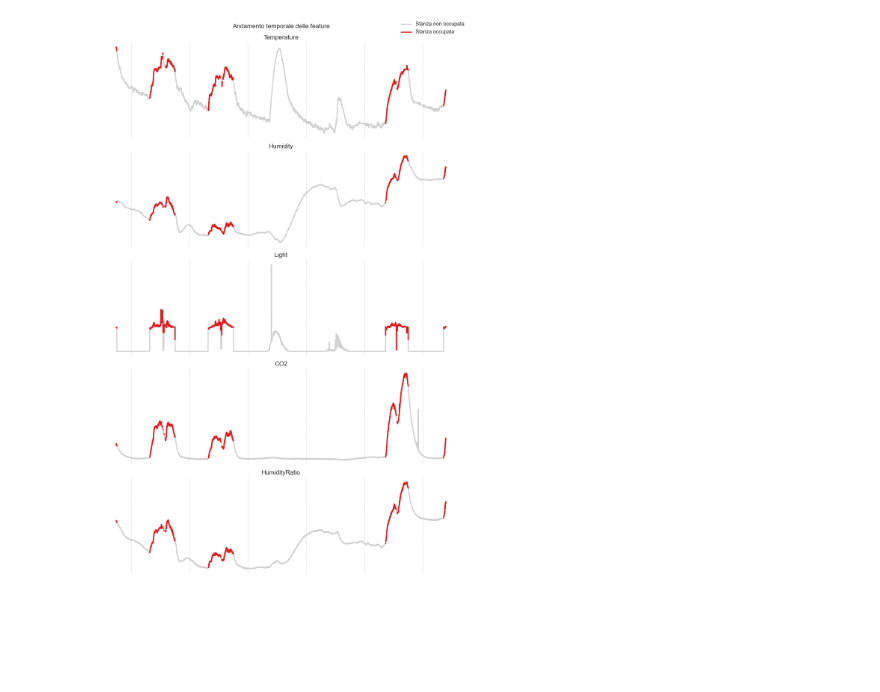
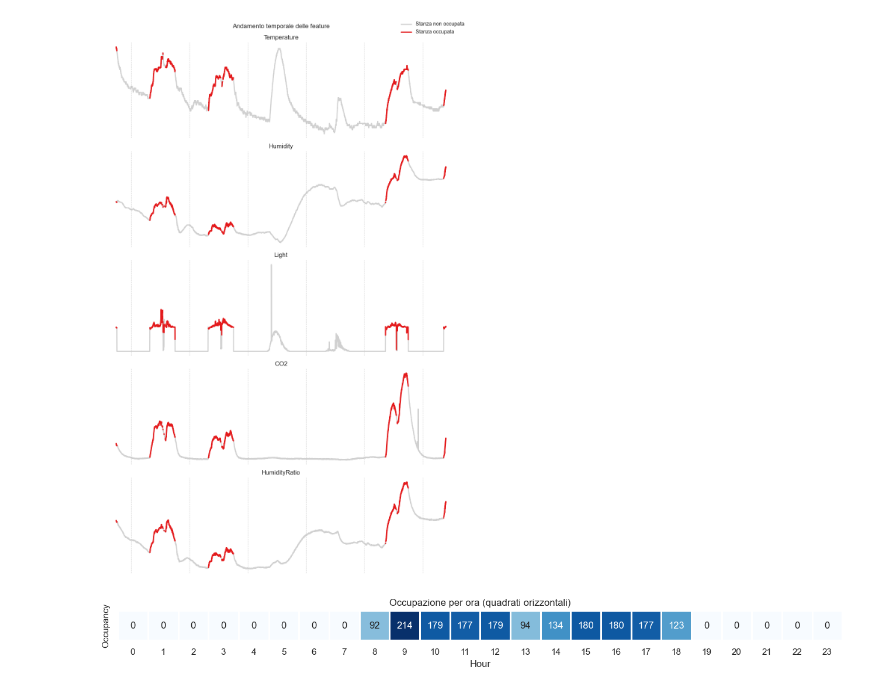
Before and after one commit to gabrielee20/roomoccupation, a Jupyter notebook: sample.ipynb, the cells around one changed output. Cells and saved outputs as stored; diff of their text form; code cells hidden in the pictures; blank space fills up the shorter version.

Commit message:
Inserimento heatmap di Occupancy oraria

```diff
--- a/sample.ipynb
+++ b/sample.ipynb
@@ -138,3 +138,37 @@ plt.tight_layout()
 plt.show()
 # %% [output]
 [figure]
+# %%
+import seaborn as sns
+import matplotlib.pyplot as plt
+
+X["Hour"] = pd.to_datetime(X["date"]).dt.round("h").dt.hour
+
+
+occupancy_by_hour = X[["Hour", "Occupancy"]]
+
+grouped_by_hour = occupancy_by_hour.groupby("Hour")
+
+grouped_by_hour.sum()
+
+hourly_occupation_samples = grouped_by_hour.sum()
+
+
+plt.figure(figsize=(16, 2))
+sns.heatmap(
+    hourly_occupation_samples.T,
+    annot=True,
+    cmap="Blues",
+    square=True,
+    cbar=False,
+    linewidths=1,
+    linecolor="white",
+    fmt="d"
+)
+
+plt.title("Occupazione per ora (quadrati orizzontali)")
+plt.xlabel("Hour")
+plt.ylabel("")
+plt.show()
+# %% [output]
+[figure, added]
```
